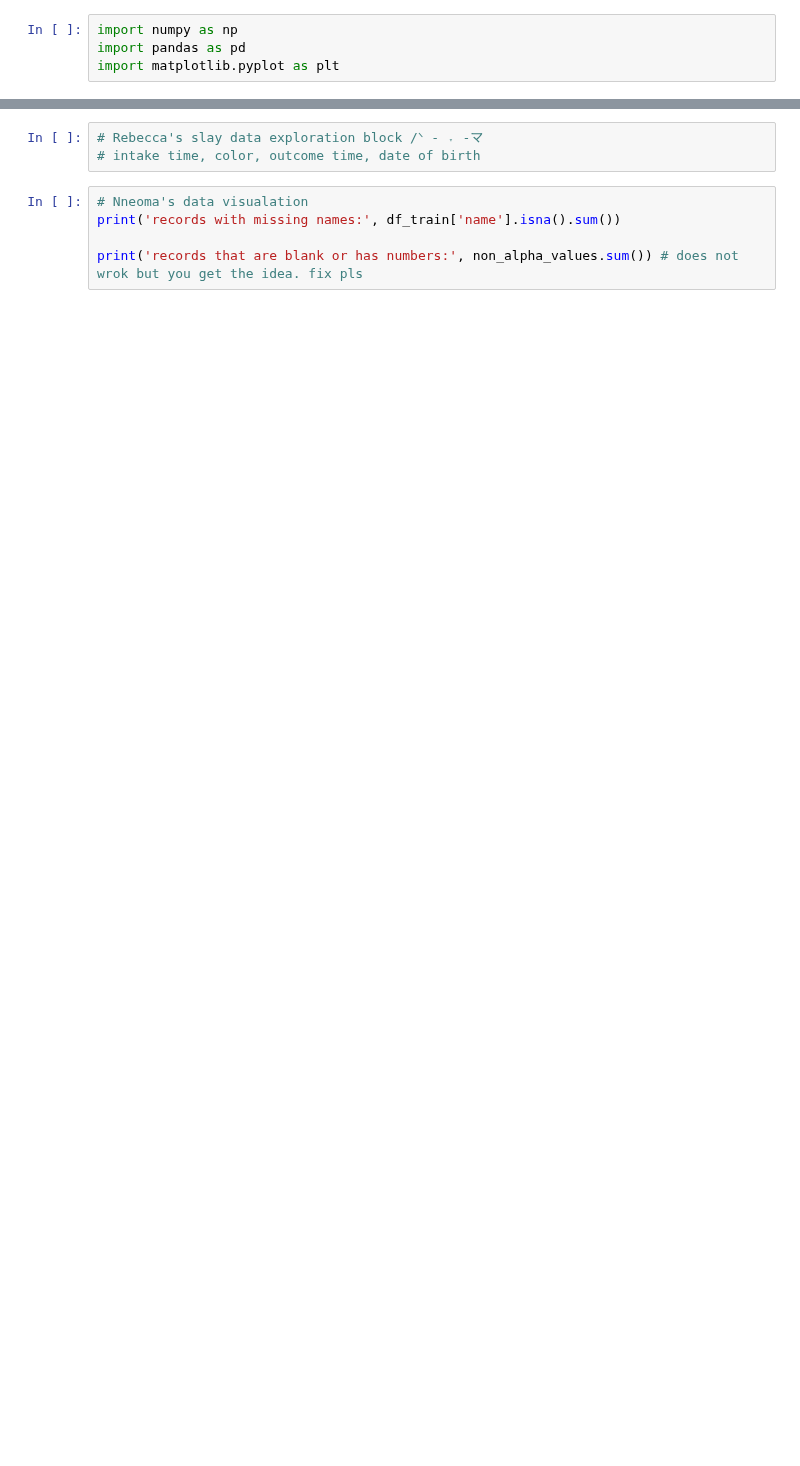
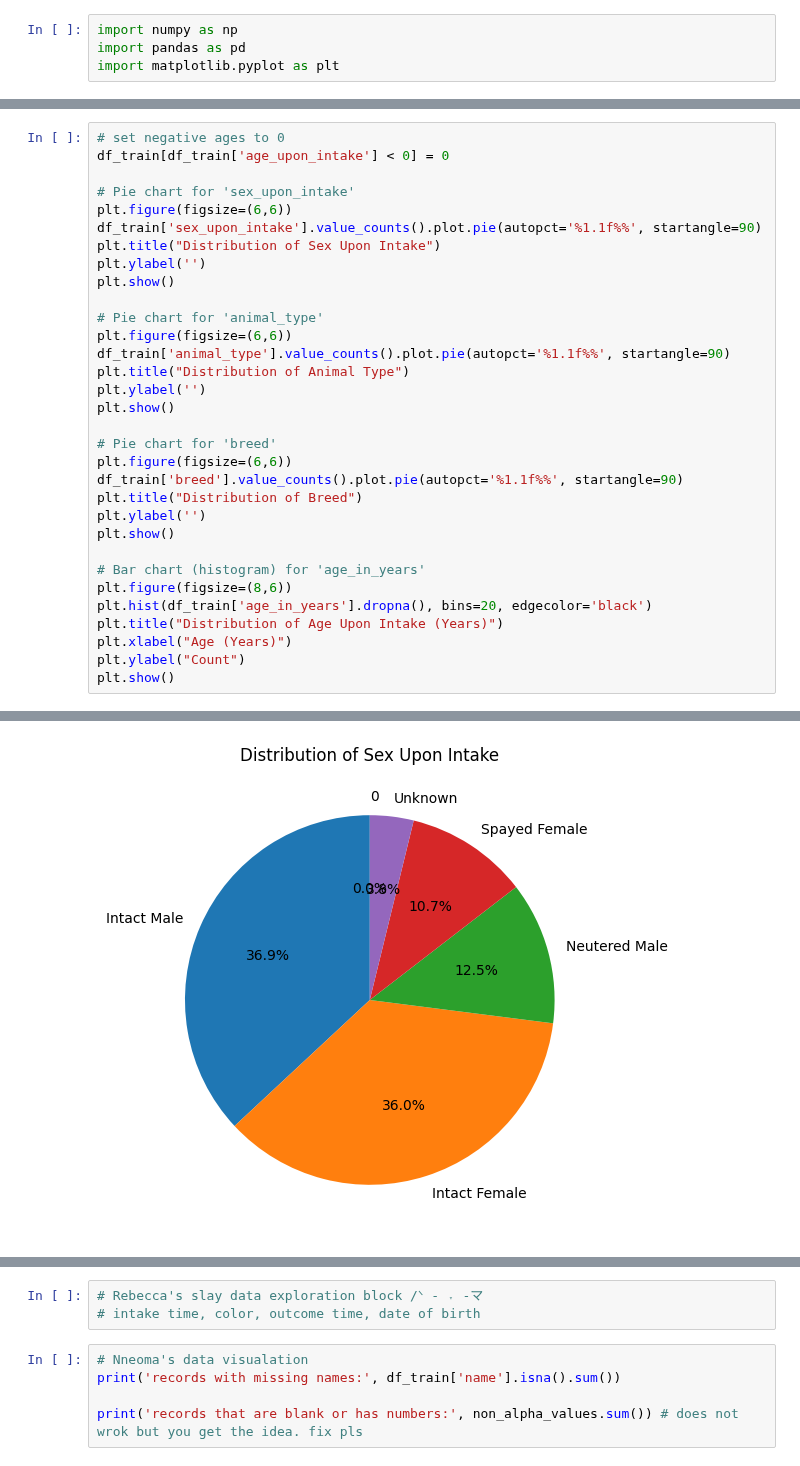
Before and after one commit to nneomaonochie/ml1-animal-data, a Jupyter notebook: ml-project.ipynb, the cells around one changed output, grey strips where cells are left out. Saved outputs shown, nothing was run; the diff lists cells and outputs as text; blank space fills up the shorter version.

```diff
--- a/ml-project.ipynb
+++ b/ml-project.ipynb
@@ -31,0 +88,33 @@ records that are blank or has numbers: 33168
+# %%
+# set negative ages to 0
+df_train[df_train['age_upon_intake'] < 0] = 0
+
+# Pie chart for 'sex_upon_intake'
+plt.figure(figsize=(6,6))
+df_train['sex_upon_intake'].value_counts().plot.pie(autopct='%1.1f%%', startangle=90)
+plt.title("Distribution of Sex Upon Intake")
+plt.ylabel('')
+plt.show()
+
+# Pie chart for 'animal_type'
+plt.figure(figsize=(6,6))
+df_train['animal_type'].value_counts().plot.pie(autopct='%1.1f%%', startangle=90)
+plt.title("Distribution of Animal Type")
+plt.ylabel('')
+plt.show()
+
+# Pie chart for 'breed'
+plt.figure(figsize=(6,6))
+df_train['breed'].value_counts().plot.pie(autopct='%1.1f%%', startangle=90)
+plt.title("Distribution of Breed")
+plt.ylabel('')
+plt.show()
+
+# Bar chart (histogram) for 'age_in_years'
+plt.figure(figsize=(8,6))
+plt.hist(df_train['age_in_years'].dropna(), bins=20, edgecolor='black')
+plt.title("Distribution of Age Upon Intake (Years)")
+plt.xlabel("Age (Years)")
+plt.ylabel("Count")
+plt.show()
+# %% [output]
@@ -31,0 +138 @@ records that are blank or has numbers: 33168
+[figure, added]
```
Also changed, not shown: parts of 7 cells of this notebook.
